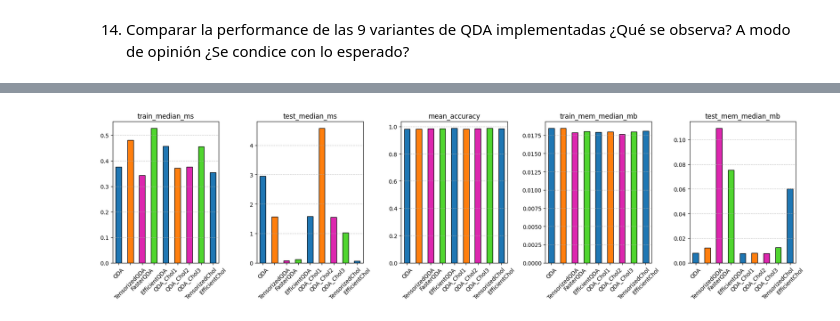
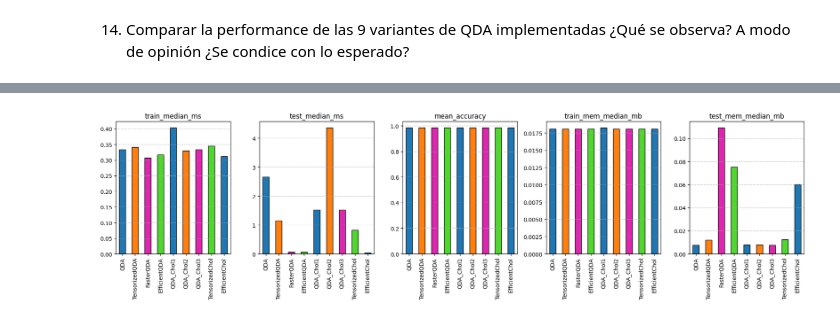
Before and after one commit to NachoXDX/ceia-amia-tp, a Jupyter notebook: Resolucion.ipynb, the cells around one changed output, grey strips where cells are left out. Saved outputs shown, nothing was run; the diff lists cells and outputs as text; code cells hidden in the pictures.

```diff
--- a/Resolucion.ipynb
+++ b/Resolucion.ipynb
@@ -184,7 +241,7 @@ for i, feature in enumerate(features):
     axes[i].set_title(feature)
     axes[i].set_ylabel(None)
     axes[i].set_xlabel(None)
-    axes[i].tick_params(axis='x', rotation=45)
+    axes[i].tick_params(axis='x', rotation=90)
     axes[i].grid(axis='y', linestyle='--', alpha=0.7)
 
 # 4. Eliminamos el último subplot (el sexto) ya que solo tenemos 5 features
@@ -296,11 +395,11 @@ ___
 # %%
 b = Benchmark(
     X_full, y_full_encoded,
-    n_runs = 100,
-    warmup = 20,
-    mem_runs = 20,
+    n_runs = 1000,
+    warmup = 200,
+    mem_runs = 200,
     test_sz = 0.3,
-    same_splits = False
+    same_splits = True
 )
 # bencheamos un par
 to_bench = [QDA, TensorizedQDA, FasterQDA, EfficientQDA,QDA_Chol1,QDA_Chol2,QDA_Chol3]
@@ -352,7 +451,7 @@ for i, feature in enumerate(features):
     axes[i].set_title(feature)
     axes[i].set_ylabel(None)
     axes[i].set_xlabel(None)
-    axes[i].tick_params(axis='x', rotation=45)
+    axes[i].tick_params(axis='x', rotation=90)
     axes[i].grid(axis='y', linestyle='--', alpha=0.7)
 
 # 4. Eliminamos el último subplot (el sexto) ya que solo tenemos 5 features
@@ -448,11 +546,11 @@ ___
 # %%
 b = Benchmark(
     X_full, y_full_encoded,
-    n_runs = 100,
-    warmup = 20,
-    mem_runs = 20,
+    n_runs = 1000,
+    warmup = 200,
+    mem_runs = 200,
     test_sz = 0.3,
-    same_splits = False
+    same_splits = True
 )
 # bencheamos un par
 to_bench = [QDA, TensorizedQDA, FasterQDA, EfficientQDA,QDA_Chol1,QDA_Chol2,QDA_Chol3,TensorizedChol,EfficientChol]
@@ -491,32 +589,32 @@ fig, axes = plt.subplots(1, 5, figsize=(18, 5))
 # Lista de las métricas que queremos graficar
 features = [
     'train_median_ms',
     'test_median_ms',
     'mean_accuracy',
     'train_mem_median_mb',
     'test_mem_median_mb'
 ]
 
 # 3. Iteramos sobre cada métrica para crear su gráfico de barras
 for i, feature in enumerate(features):
     # Ploteamos directamente desde pandas seleccionando los colores
     summ[feature].plot(kind='bar', ax=axes[i], color=['#1f77b4', '#ff7f0e', "#dd27af","#50d62f"], edgecolor='black')
 
     # Ajustes estéticos (título, etiquetas, rotación del texto, grilla)
     axes[i].set_title(feature)
     axes[i].set_ylabel(None)
     axes[i].set_xlabel(None)
-    axes[i].tick_params(axis='x', rotation=45)
+    axes[i].tick_params(axis='x', rotation=90)
     axes[i].grid(axis='y', linestyle='--', alpha=0.7)
 
 # 4. Eliminamos el último subplot (el sexto) ya que solo tenemos 5 features
 # fig.delaxes(axes[5])
 
 # 5. Ajustamos los márgenes para que no se superpongan los títulos
 plt.tight_layout()
 
 # Opcional: mostrar o guardar el gráfico
 # plt.savefig('benchmark_summary.png', dpi=300, bbox_inches='tight')
 plt.show()
 # %% [output]
-[figure, old version]
+[figure, new version]
```
Also changed, not shown: parts of 13 cells of this notebook, 1 other file.
